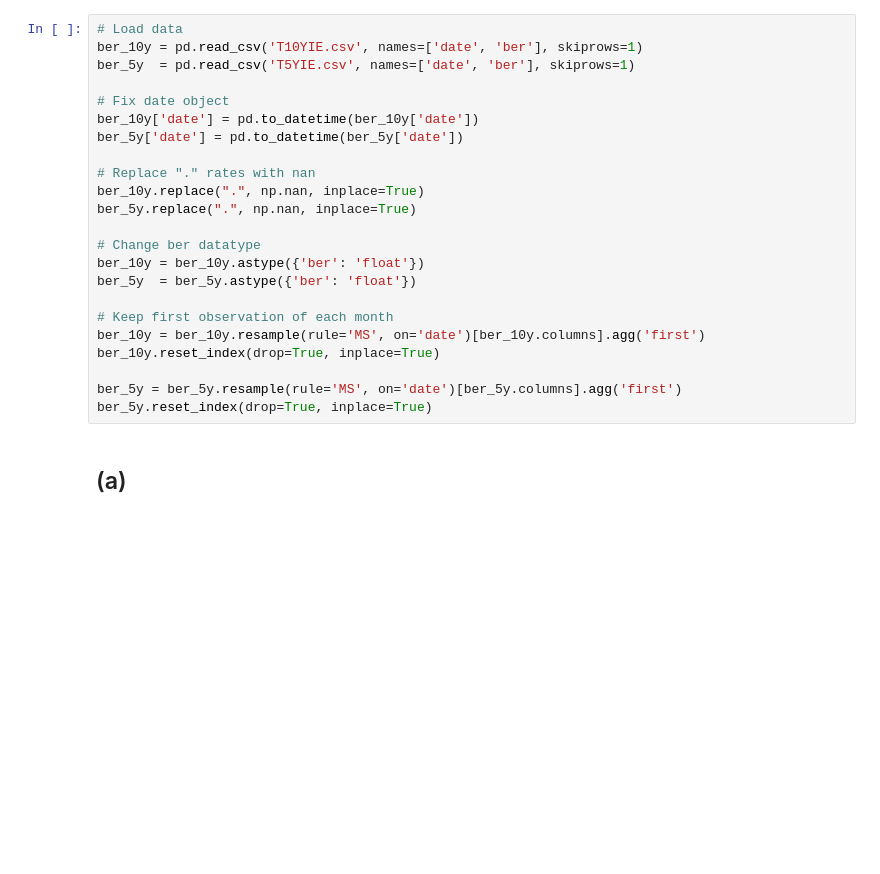
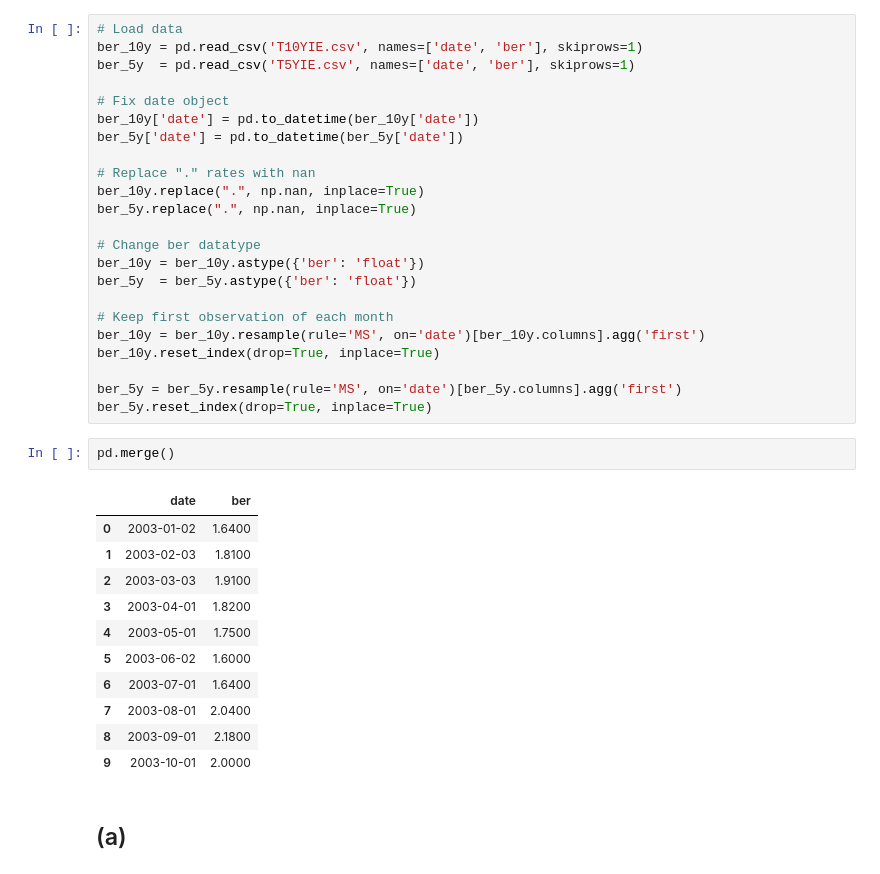
Before and after one commit to pipeton8/6.439-stats-comp-applications, a Jupyter notebook: Assignments/3 - Economics/6.439 - Problem Set 3.ipynb, the cells around one changed output. Saved outputs shown, nothing was run; the diff lists cells and outputs as text; blank space fills up the shorter version.

```diff
--- a/Assignments/3 - Economics/6.439 - Problem Set 3.ipynb
+++ b/Assignments/3 - Economics/6.439 - Problem Set 3.ipynb
@@ -917,6 +917,20 @@ ber_10y.reset_index(drop=True, inplace=True)
 
 ber_5y = ber_5y.resample(rule='MS', on='date')[ber_5y.columns].agg('first')
 ber_5y.reset_index(drop=True, inplace=True)
+# %%
+pd.merge()
+# %% [output]
+|  | date | ber |
+| 0 | 2003-01-02 | 1.6400 |
+| 1 | 2003-02-03 | 1.8100 |
+| 2 | 2003-03-03 | 1.9100 |
+| 3 | 2003-04-01 | 1.8200 |
+| 4 | 2003-05-01 | 1.7500 |
+| 5 | 2003-06-02 | 1.6000 |
+| 6 | 2003-07-01 | 1.6400 |
+| 7 | 2003-08-01 | 2.0400 |
+| 8 | 2003-09-01 | 2.1800 |
+| 9 | 2003-10-01 | 2.0000 |
 # %% [markdown]
 ## (a)
 # %% [markdown]
```
Also changed, not shown: parts of 1 cell of this notebook.
